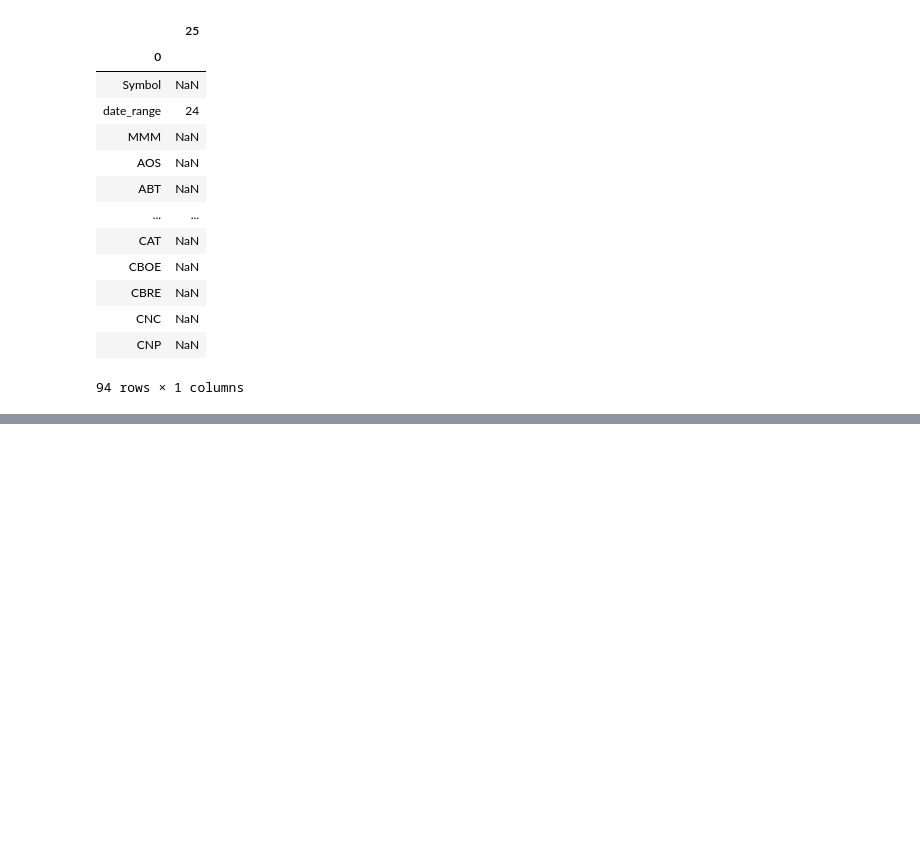
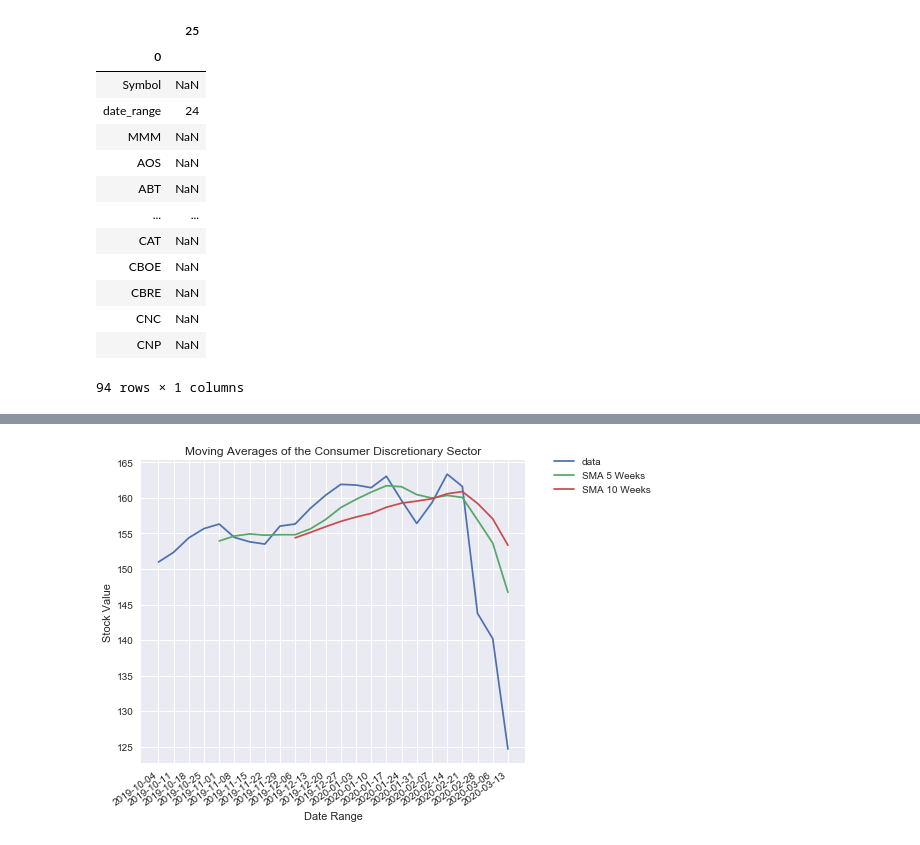
Before and after one commit to bhhnguyen/DataViz-Proj1, a Jupyter notebook: margeaux_code.ipynb, the cells around one changed output, grey strips where cells are left out. Cells and saved outputs as stored; diff of their text form; code cells hidden in the pictures; blank space fills up the shorter version.

Commit message:
saved graphs as png files

```diff
--- a/margeaux_code.ipynb
+++ b/margeaux_code.ipynb
@@ -119,0 +178,12 @@ consumer_df
+# %%
+# place holder until we get more data
+consumer_df=stocks_df.loc[stocks_df["Sector"]=="Consumer Discretionary"]
+consumer_df=consumer_df.dropna()
+consumer_df=consumer_df.drop(['Unnamed: 0', 'Sector', 'Symbol'], axis=1)
+consumer_df=consumer_df.rename(columns={'Name': 'date_range'})
+consumer_df=consumer_df.set_index('date_range')
+consumer_df=consumer_df.swapaxes("index", "columns")
+consumer_df['Average Close'] = consumer_df.mean(axis=1)
+consumer_df['MA_5'] = consumer_df["Average Close"].rolling(window=5).mean()
+consumer_df['MA_10'] = consumer_df["Average Close"].rolling(window=10).mean()
+consumer_df
@@ -120,3 +209,28 @@ consumer_df
+# %%
+consumer_df=consumer_df.reset_index()
+consumer_df=consumer_df.rename(columns={'index': 'date_range'})
+# %%
+date_range=consumer_df["date_range"]
+avg_close=consumer_df["Average Close"]
+ma_5=consumer_df["MA_5"]
+ma_10=consumer_df["MA_10"]
+fig,ax=plt.subplots()
+ax.plot(date_range,avg_close, label="data")
+ax.plot(date_range, ma_5, label="SMA 5 Weeks")
+ax.plot(date_range, ma_10, label="SMA 10 Weeks")
+for label in ax.get_xticklabels():
+    label.set_ha("right")
+    label.set_rotation(35)
+plt.style.use('seaborn')
+plt.legend(bbox_to_anchor=(1.05, 1.04))
+plt.title("Moving Averages of the Consumer Discretionary Sector")
+plt.xlabel("Date Range")
+plt.ylabel("Stock Value")
+plt.tight_layout()
+plt.savefig("movingaverages_consumerdiscretionary.png")
+plt.show()
+# %% [output]
+[figure, added]
 # %%
 fin_df=stocks_df.loc[stocks_df["Sector"]=="Financials"]
 fin_df=fin_df.dropna()
```
Also changed, not shown: parts of 24 cells of this notebook, 9 other files.
